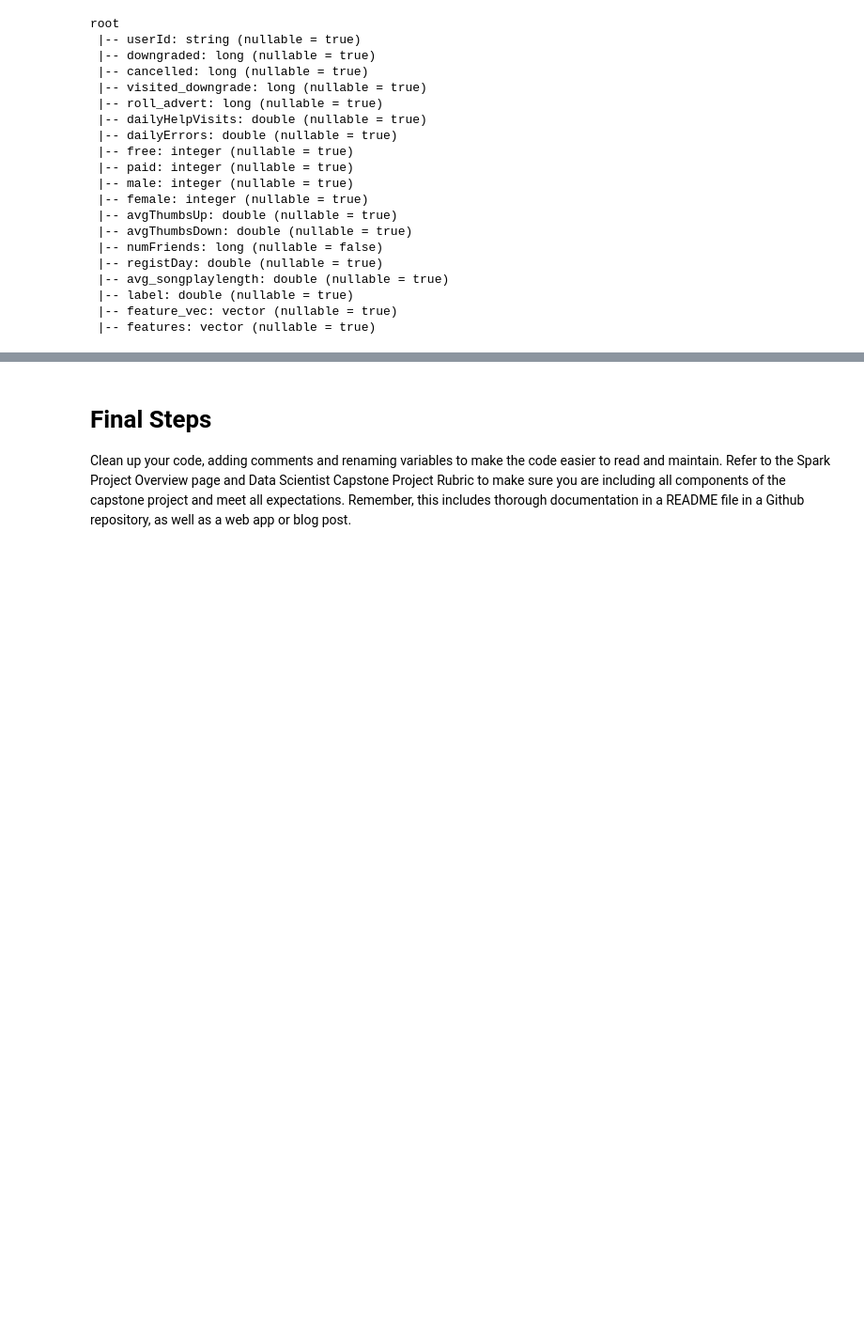
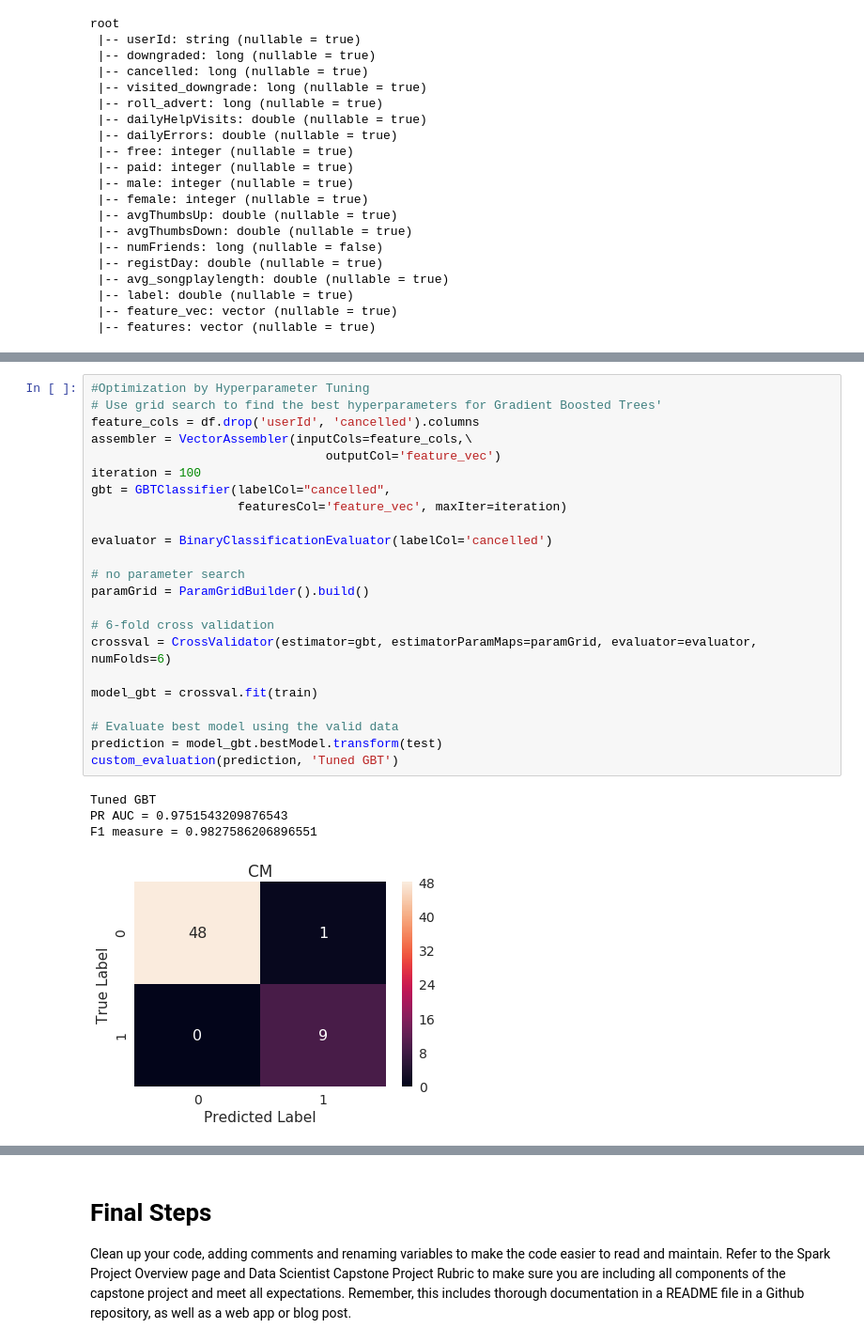
Before and after one commit to mmbwn0220/Spark_Project, a Jupyter notebook: Sparkify_final.ipynb, the cells around one changed output, grey strips where cells are left out. Shown at 94% size. Cells and saved outputs as stored; diff of their text form; blank space fills up the shorter version.

```diff
--- a/Sparkify_final.ipynb
+++ b/Sparkify_final.ipynb
@@ -762,0 +842,28 @@ gb_fi_df
+# %%
+#Optimization by Hyperparameter Tuning
+# Use grid search to find the best hyperparameters for Gradient Boosted Trees'
+feature_cols = df.drop('userId', 'cancelled').columns
+assembler = VectorAssembler(inputCols=feature_cols,\
+                                outputCol='feature_vec')
+iteration = 100
+gbt = GBTClassifier(labelCol="cancelled",
+                    featuresCol='feature_vec', maxIter=iteration)
+
+evaluator = BinaryClassificationEvaluator(labelCol='cancelled')
+
+# no parameter search
+paramGrid = ParamGridBuilder().build()
+
+# 6-fold cross validation
+crossval = CrossValidator(estimator=gbt, estimatorParamMaps=paramGrid, evaluator=evaluator, numFolds=6)
+
+model_gbt = crossval.fit(train)
+
+# Evaluate best model using the valid data
+prediction = model_gbt.bestModel.transform(test)
+custom_evaluation(prediction, 'Tuned GBT')
+# %% [output]
+Tuned GBT
+PR AUC = 0.9751543209876543
+F1 measure = 0.9827586206896551
+[figure, added]
```
Also changed, not shown: parts of 18 cells of this notebook.
